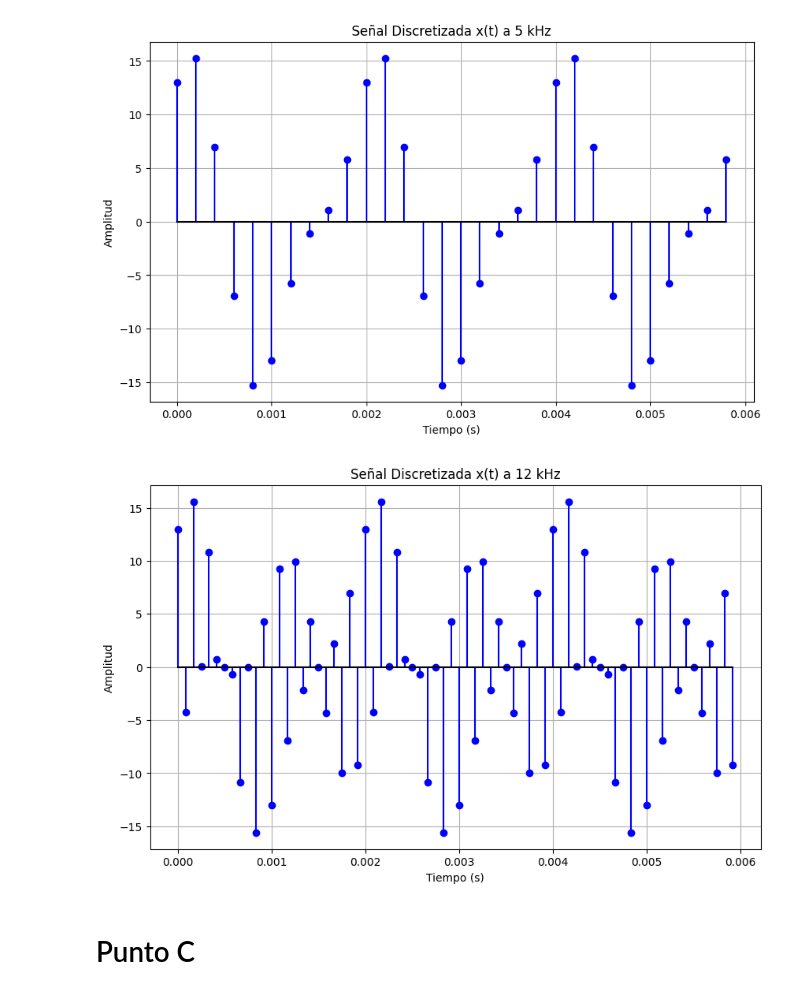
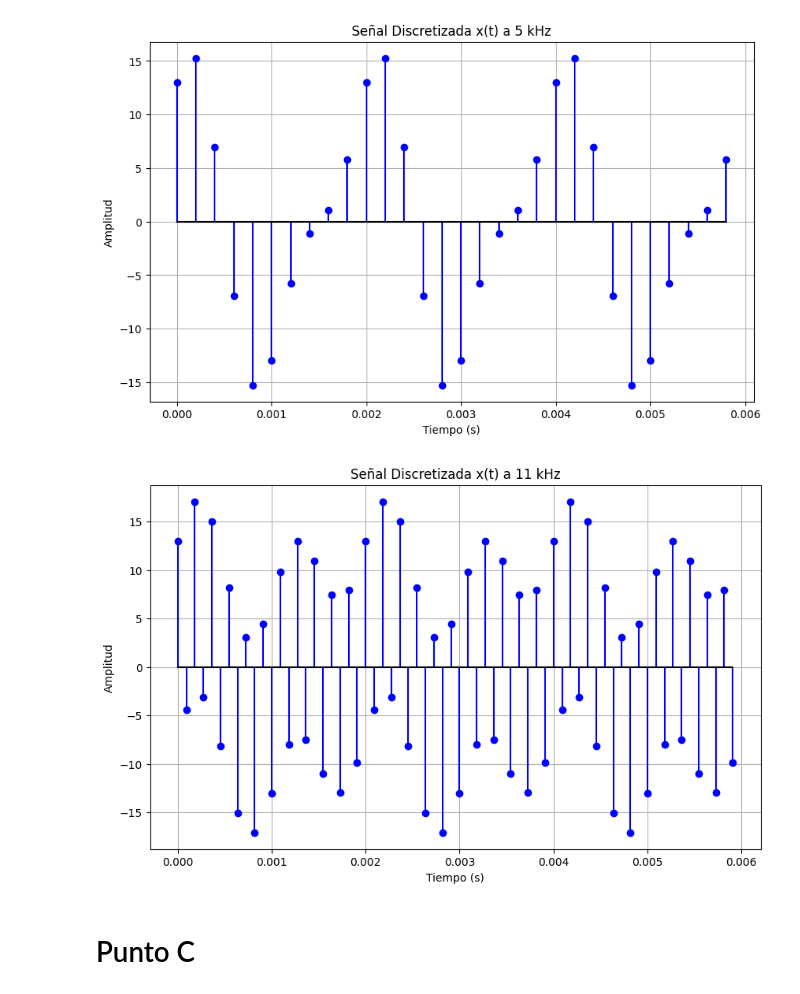
Before and after one commit to JuanJoMontilla/Se-ales-y-Sistemas, a Jupyter notebook: Desarrollo Parcial 1: Señales y Sistemas 2024-I.ipynb, the cells around one changed output. Saved outputs shown, nothing was run; the diff lists cells and outputs as text; code cells hidden in the pictures.

```diff
--- a/Desarrollo Parcial 1: Señales y Sistemas 2024-I.ipynb
+++ b/Desarrollo Parcial 1: Señales y Sistemas 2024-I.ipynb
@@ -61,10 +61,10 @@ muestrear_y_graficar(5000, titulo='Señal Discretizada x(t) a 5 kHz')
 # %%
 #Como la frecuencia de muestreo de 5KHz no es la adecuada para la señal dada, porque esta es menor que el doble de la frecuencia más alta de la señal (5500Hz), por lo cual es necesario para evitar el aliasing según el teorema de Nyquist
 #Dado lo anterior entonces asignamos un nuevo valor para fs, en este caso utilizamos 12 kHz
 
-muestrear_y_graficar(12000, titulo='Señal Discretizada x(t) a 12 kHz')
+muestrear_y_graficar(11000, titulo='Señal Discretizada x(t) a 11 kHz')
 # %% [output]
-[figure, old version]
+[figure, new version]
 # %% [markdown]
 # Punto C
 # %%
```
